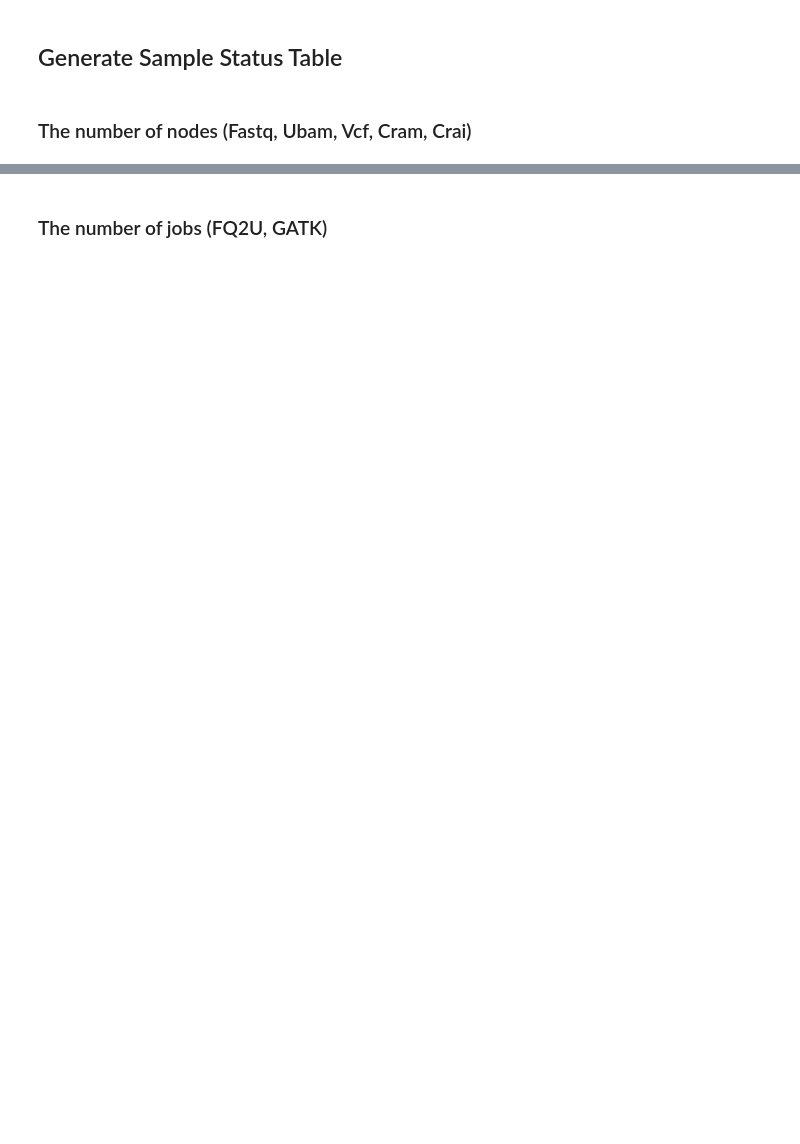
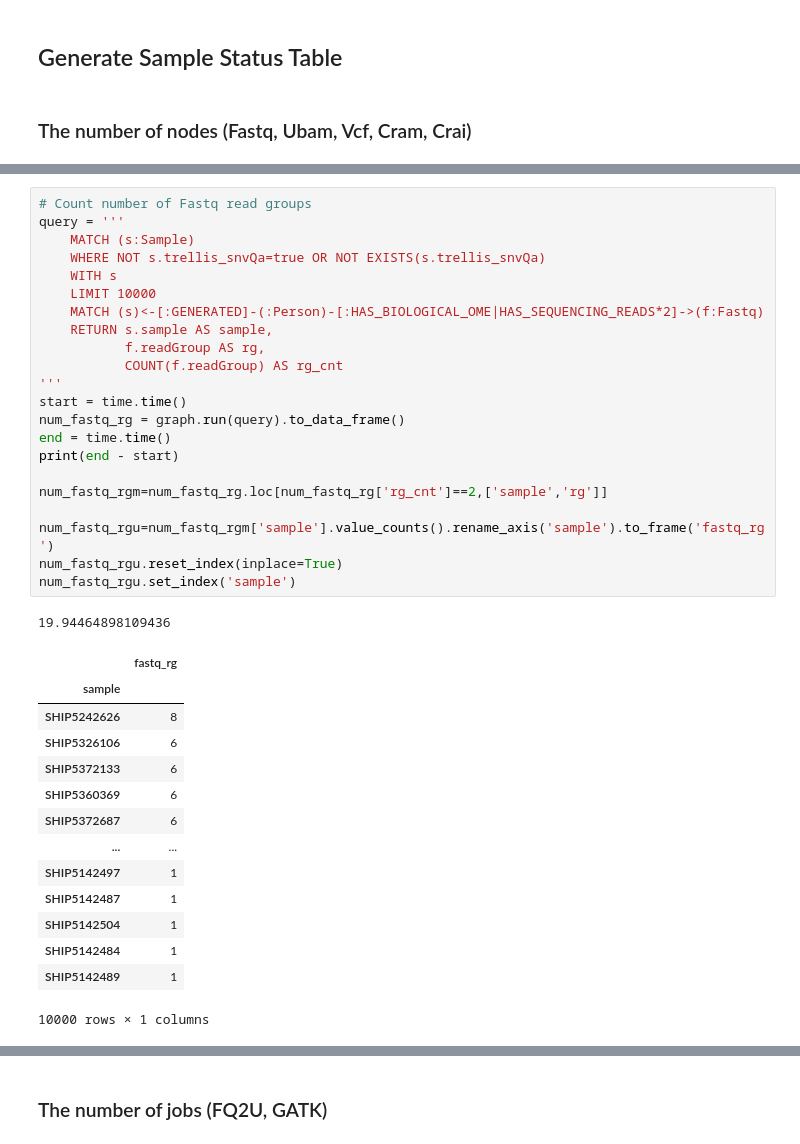
Before and after one commit to va-big-data-genomics/trellis-mvp-analysis, a Jupyter notebook: trellis_mvp_phase3_SampleBasedAnalysis.ipynb, the cells around one changed output, grey strips where cells are left out. Saved outputs shown, nothing was run; the diff lists cells and outputs as text; blank space fills up the shorter version.

```diff
--- a/trellis_mvp_phase3_SampleBasedAnalysis.ipynb
+++ b/trellis_mvp_phase3_SampleBasedAnalysis.ipynb
@@ -73 +131,39 @@ graph = Graph(account['NEO4J_SCHEME']+'://'+account['NEO4J_HOST']+":"+str(accoun
+# %%
+# Count number of Fastq read groups
+query = '''
+    MATCH (s:Sample)
+    WHERE NOT s.trellis_snvQa=true OR NOT EXISTS(s.trellis_snvQa)
+    WITH s
+    LIMIT 10000
+    MATCH (s)<-[:GENERATED]-(:Person)-[:HAS_BIOLOGICAL_OME|HAS_SEQUENCING_READS*2]->(f:Fastq)
+    RETURN s.sample AS sample,
+           f.readGroup AS rg,
+           COUNT(f.readGroup) AS rg_cnt
+'''
+start = time.time()
+num_fastq_rg = graph.run(query).to_data_frame()
+end = time.time()
+print(end - start)
+
+num_fastq_rgm=num_fastq_rg.loc[num_fastq_rg['rg_cnt']==2,['sample','rg']]
+
+num_fastq_rgu=num_fastq_rgm['sample'].value_counts().rename_axis('sample').to_frame('fastq_rg')
+num_fastq_rgu.reset_index(inplace=True)
+num_fastq_rgu.set_index('sample')
+# %% [output]
+19.94464898109436
+|  | fastq_rg |
+| sample |  |
+| SHIP5242626 | 8 |
+| SHIP5326106 | 6 |
+| SHIP5372133 | 6 |
+| SHIP5360369 | 6 |
+| SHIP5372687 | 6 |
+| ... | ... |
+| SHIP5142497 | 1 |
+| SHIP5142487 | 1 |
+| SHIP5142504 | 1 |
+| SHIP5142484 | 1 |
+| SHIP5142489 | 1 |
+10000 rows × 1 columns
 # %%
```
Also changed, not shown: parts of 22 cells of this notebook.
